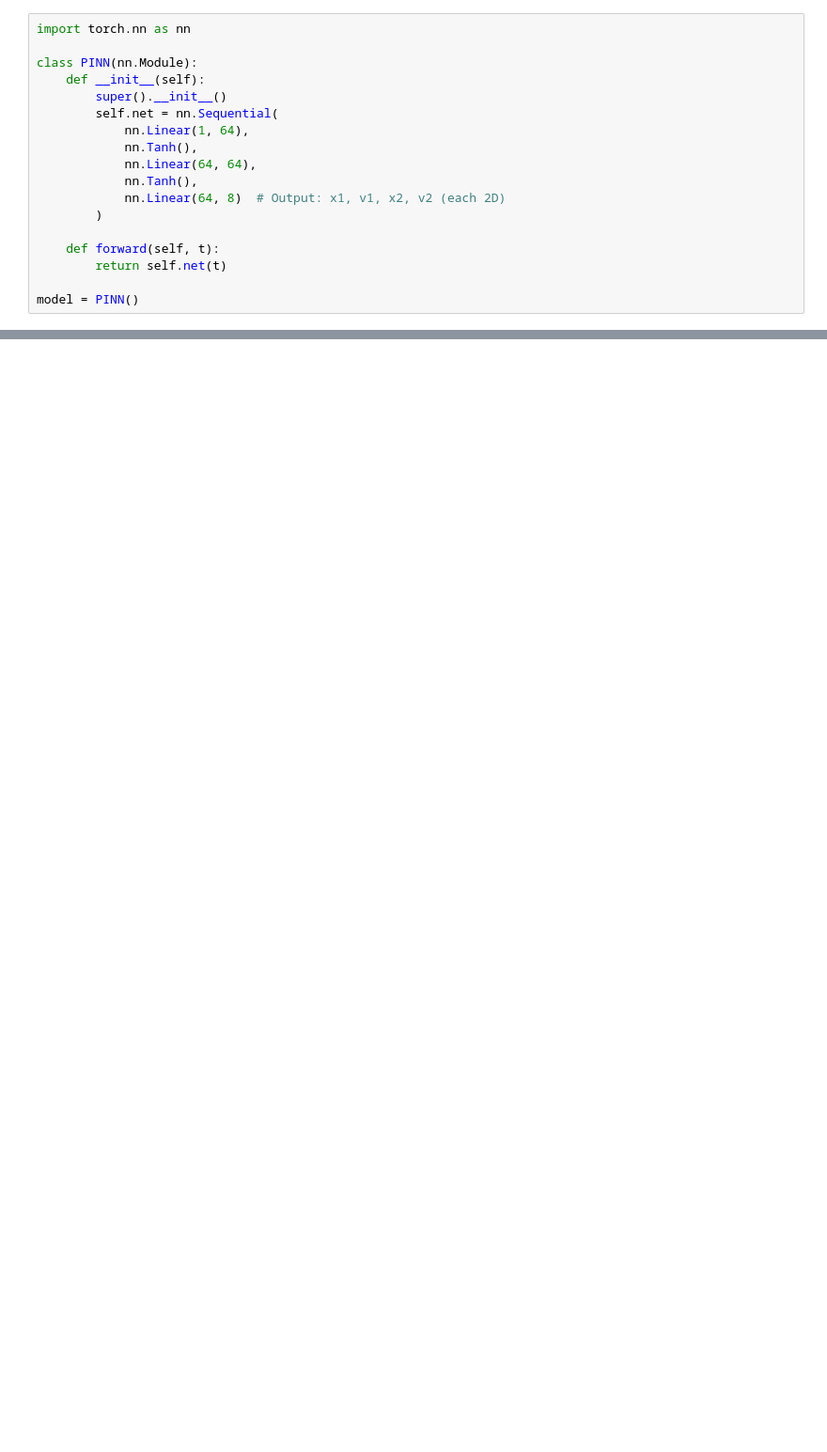
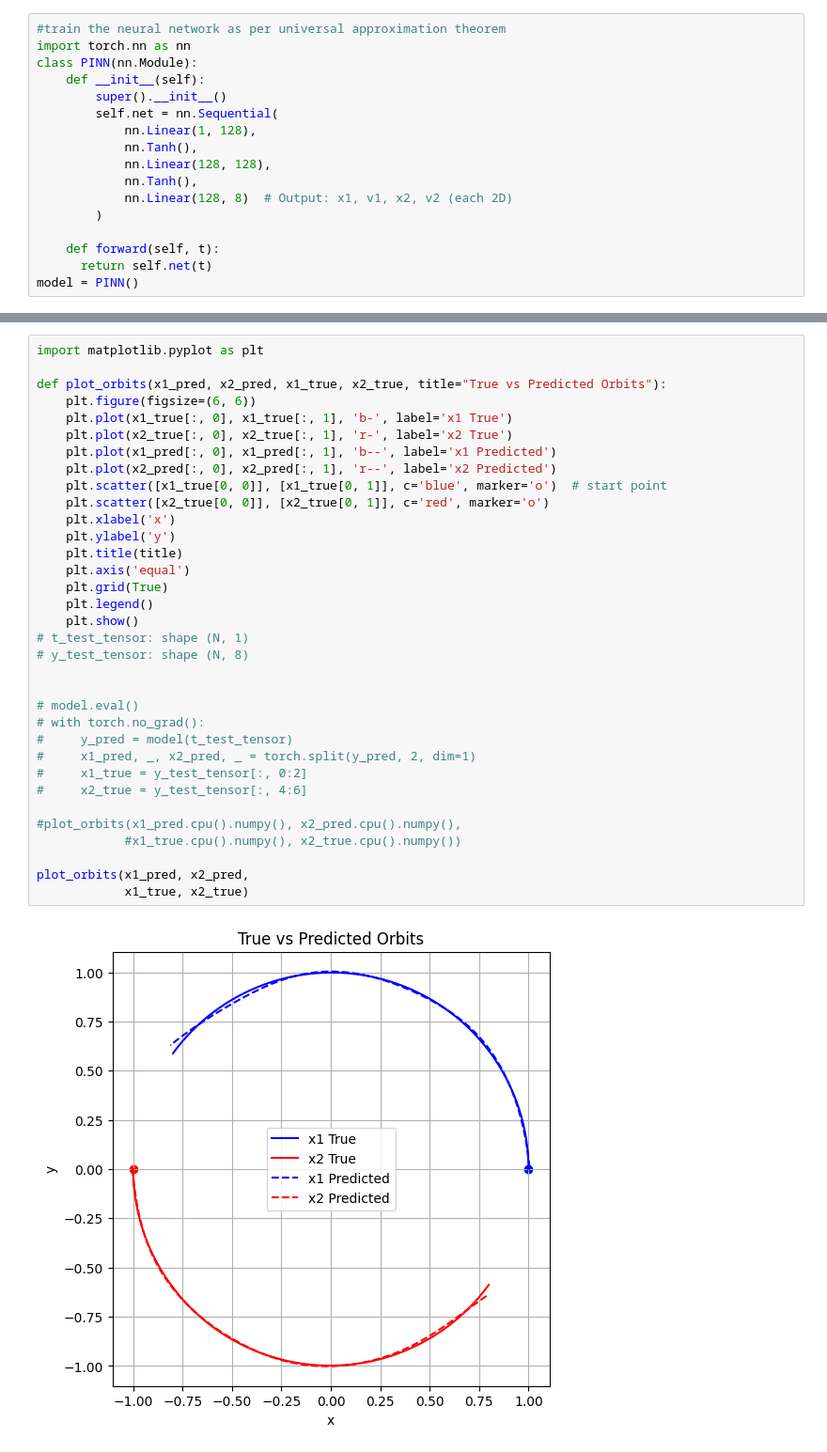
Before and after one commit to gaixen/BCS_recruitment, a Jupyter notebook: demo_solution.ipynb, the cells around one changed output, grey strips where cells are left out. Shown at 94% size. Saved outputs shown, nothing was run; the diff lists cells and outputs as text; blank space fills up the shorter version.

```diff
--- a/demo_solution.ipynb
+++ b/demo_solution.ipynb
@@ -66,18 +63,17 @@ t_data = sol.t.reshape(-1, 1)
 # %%
+#train the neural network as per universal approximation theorem
 import torch.nn as nn
-
 class PINN(nn.Module):
     def __init__(self):
         super().__init__()
         self.net = nn.Sequential(
-            nn.Linear(1, 64),
+            nn.Linear(1, 128),
             nn.Tanh(),
-            nn.Linear(64, 64),
+            nn.Linear(128, 128),
             nn.Tanh(),
-            nn.Linear(64, 8)  # Output: x1, v1, x2, v2 (each 2D)
+            nn.Linear(128, 8)  # Output: x1, v1, x2, v2 (each 2D)
         )
 
     def forward(self, t):
-        return self.net(t)
-
+      return self.net(t)
 model = PINN()
@@ -154 +211,37 @@ MAE x1: 0.05570, MAE x2: 0.04530
+# %%
+import matplotlib.pyplot as plt
+
+def plot_orbits(x1_pred, x2_pred, x1_true, x2_true, title="True vs Predicted Orbits"):
+    plt.figure(figsize=(6, 6))
+    plt.plot(x1_true[:, 0], x1_true[:, 1], 'b-', label='x1 True')
+    plt.plot(x2_true[:, 0], x2_true[:, 1], 'r-', label='x2 True')
+    plt.plot(x1_pred[:, 0], x1_pred[:, 1], 'b--', label='x1 Predicted')
+    plt.plot(x2_pred[:, 0], x2_pred[:, 1], 'r--', label='x2 Predicted')
+    plt.scatter([x1_true[0, 0]], [x1_true[0, 1]], c='blue', marker='o')  # start point
+    plt.scatter([x2_true[0, 0]], [x2_true[0, 1]], c='red', marker='o')
+    plt.xlabel('x')
+    plt.ylabel('y')
+    plt.title(title)
+    plt.axis('equal')
+    plt.grid(True)
+    plt.legend()
+    plt.show()
+# t_test_tensor: shape (N, 1)
+# y_test_tensor: shape (N, 8)
+
+
+# model.eval()
+# with torch.no_grad():
+#     y_pred = model(t_test_tensor)
+#     x1_pred, _, x2_pred, _ = torch.split(y_pred, 2, dim=1)
+#     x1_true = y_test_tensor[:, 0:2]
+#     x2_true = y_test_tensor[:, 4:6]
+
+#plot_orbits(x1_pred.cpu().numpy(), x2_pred.cpu().numpy(),
+            #x1_true.cpu().numpy(), x2_true.cpu().numpy())
+
+plot_orbits(x1_pred, x2_pred,
+            x1_true, x2_true)
+# %% [output]
+[figure, added]
 # %%
```
Also changed, not shown: parts of 18 cells of this notebook.
